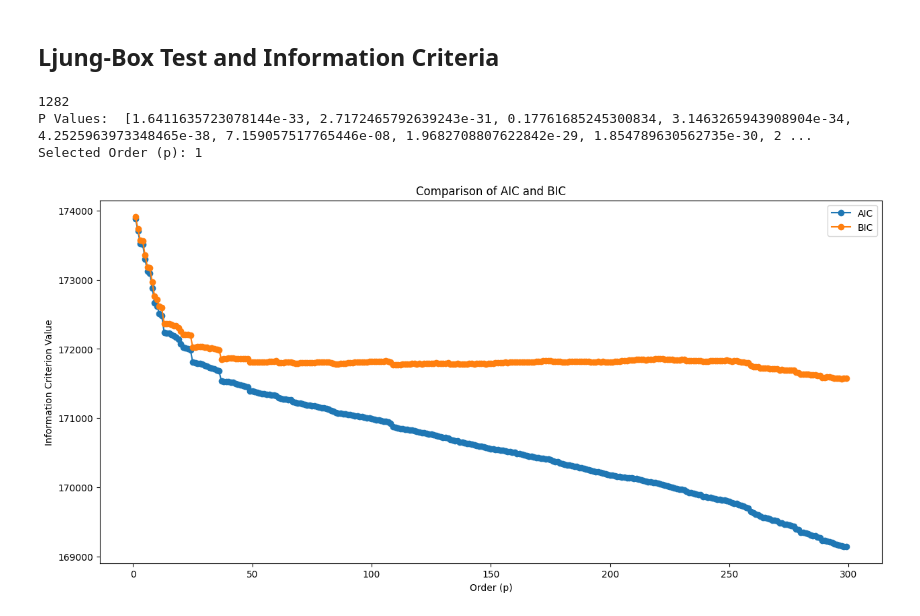
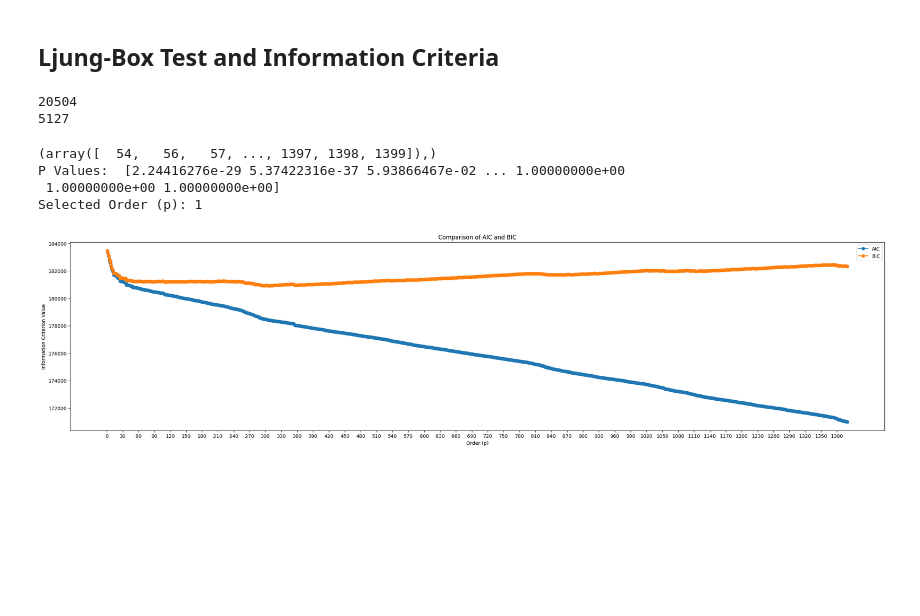
Before and after one commit to AlesKas/DIP, a Jupyter notebook: network_analytics_ar.ipynb, the cells around one changed output. Saved outputs shown, nothing was run; the diff lists cells and outputs as text; code cells hidden in the pictures; blank space fills up the shorter version.

Commit message:
Dump

```diff
--- a/network_analytics_ar.ipynb
+++ b/network_analytics_ar.ipynb
@@ -59,8 +61,13 @@ plt.show()
 ## Ljung-Box Test and Information Criteria
 # %%
 X = series.values
-size = int(len(X) * 0.95)
+size = int(len(X) * 0.80)
 train, test = X[0:size], X[size:len(X)]
+print(len(train))
+print(len(test))
+# %% [output]
+20504
+5127
 # %%
 def worker_func(id : int):
     if id % 10 == 0:
@@ -85,43 +83,50 @@ print(result)
+# %%
+dir = 'output/information_criteria/'
+if len([name for name in os.listdir(dir) if os.path.isfile(os.path.join(dir, name))]) <= 0:
+    for x in range(10, 101):
+        result = []
+        with concurrent.futures.ThreadPoolExecutor(threading.active_count() - 1) as e:
+            fut = [e.submit(worker_func, i) for i in range(x*100 + 1, ((x + 1) * 100) + 1)]
+            for r in concurrent.futures.as_completed(fut):
+                result.append(r.result())
+
+        result = sorted(result, key=lambda x : x[0])
+        import json
+        with open(f"{x}.json", 'w') as json_file:
+            json.dump(result, json_file)
 # %%
-max_order = len(X)-size
-p_values = []
-aic_values = []
-bic_values = []
+data = []
+for file in os.listdir(dir):
+    full_file_name = dir + file
+    with open(full_file_name, 'r') as json_file:
+        new_data = json.load(json_file)
+    data.extend([dato for dato in new_data])
+data = sorted(data, key=lambda x : x[0])
+data = np.array(data)
+aic_values = data[:,1]
+bic_values = data[:,2]
+p_values = data[:,3]
 
-print(max_order)
-
-rnge = range(1, 300)
-
-for p in rnge:
-    model = AutoReg(train, lags=p)
-    result = model.fit()
-    residuals = result.resid
-    aic_values.append(result.aic)
-    bic_values.append(result.bic)
-
-    result = acorr_ljungbox(residuals, lags=[p])
-    p_value = result.iloc[0,1]
-    p_values.append(p_value)
-
-# Find the lag order with non-significant autocorrelation
 threshold = 0.05
 selected_order = np.argmax(np.array(p_values) < threshold) + 1
+print(np.where(p_values == 1))
 print("P Values: ", p_values)
 print("Selected Order (p):", selected_order)
 
-# Plot AIC and BIC values
-plt.figure(figsize=(15,7))
-plt.plot(rnge, aic_values, marker='o', label='AIC')
-plt.plot(rnge, bic_values, marker='o', label='BIC')
+plt.figure(figsize=(30,7))
+plt.plot(range(1, len(data) + 1), aic_values, marker='o', label='AIC')
+plt.plot(range(1, len(data) + 1), bic_values, marker='o', label='BIC')
 plt.xlabel('Order (p)')
 plt.ylabel('Information Criterion Value')
 plt.title('Comparison of AIC and BIC')
+plt.xticks(np.arange(0, len(data), 30.0))
 plt.legend()
 plt.show()
 # %% [output]
-1282
-P Values:  [1.6411635723078144e-33, 2.7172465792639243e-31, 0.17761685245300834, 3.1463265943908904e-34, 4.2525963973348465e-38, 7.159057517765446e-08, 1.9682708807622842e-29, 1.854789630562735e-30, 2 ...
+(array([  54,   56,   57, ..., 1397, 1398, 1399]),)
+P Values:  [2.24416276e-29 5.37422316e-37 5.93866467e-02 ... 1.00000000e+00
+ 1.00000000e+00 1.00000000e+00]
 Selected Order (p): 1
-[figure, old version]
+[figure, new version]
 # %%
 # train autoregression
```
Also changed, not shown: parts of 7 cells of this notebook, 16 other files.
